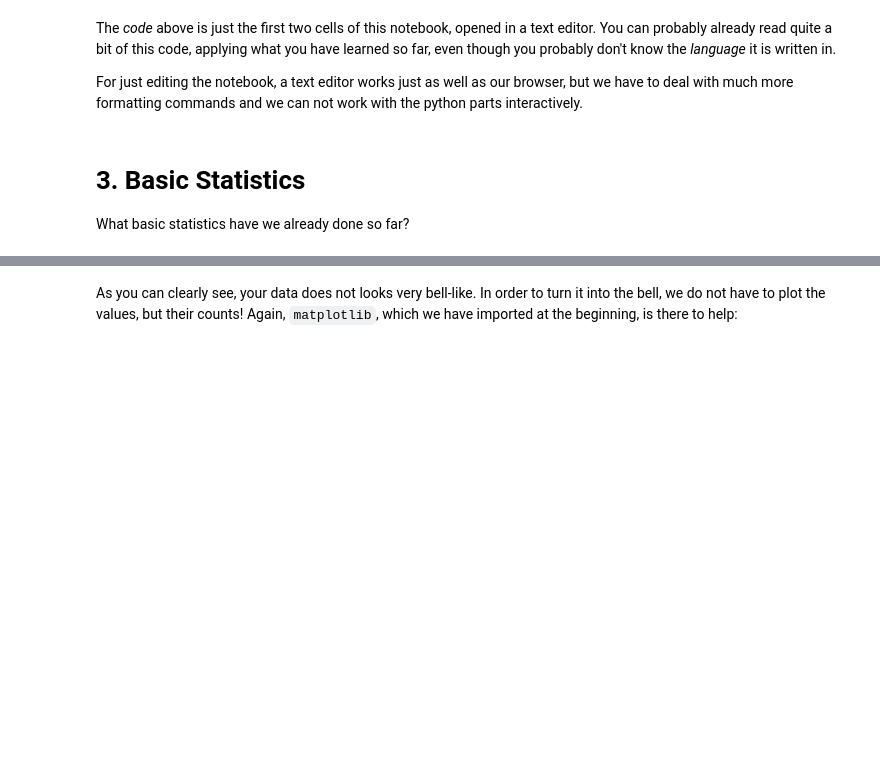
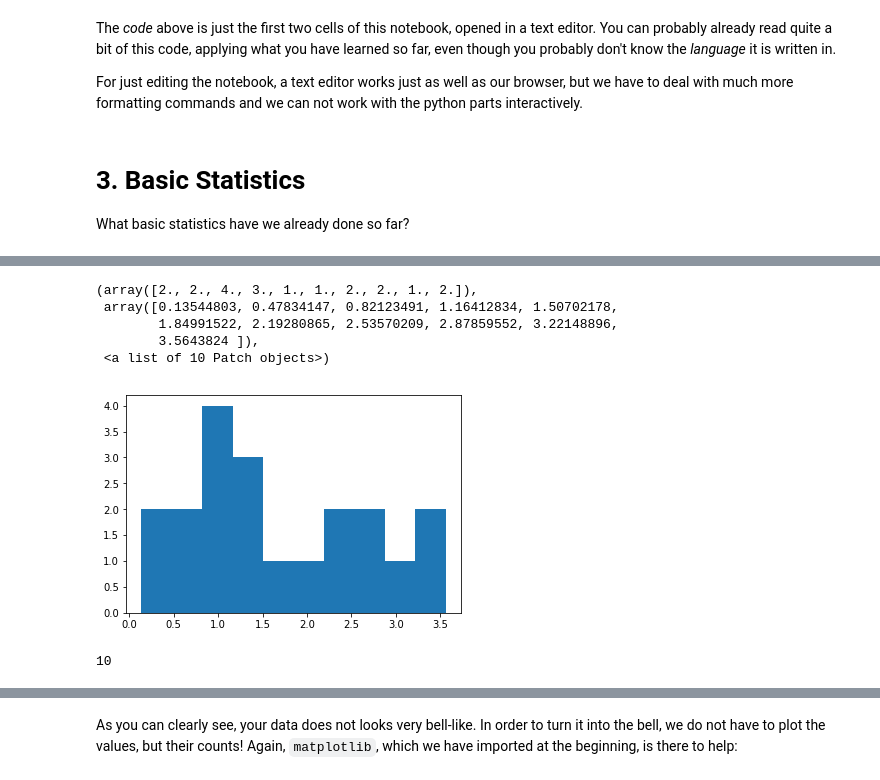
Before and after one commit to hydrogeology-graz/geopython_course, a Jupyter notebook: Lecture_5/Notebook4.ipynb, the cells around one changed output, grey strips where cells are left out. Saved outputs shown, nothing was run; the diff lists cells and outputs as text; code cells hidden in the pictures; blank space fills up the shorter version.

```diff
--- a/Lecture_5/Notebook4.ipynb
+++ b/Lecture_5/Notebook4.ipynb
@@ -98,0 +107,2 @@ print(len(values))
+# %%
+GammaData = np.random.gamma(2, 1, 20)
@@ -98,0 +190,13 @@ print(len(values))
+# %%
+plt.hist(GammaData)
+# %% [output]
+(array([2., 2., 4., 3., 1., 1., 2., 2., 1., 2.]),
+ array([0.13544803, 0.47834147, 0.82123491, 1.16412834, 1.50702178,
+        1.84991522, 2.19280865, 2.53570209, 2.87859552, 3.22148896,
+        3.5643824 ]),
+ <a list of 10 Patch objects>)
+[figure, added]
+# %%
+middle
+# %% [output]
+10
```
Also changed, not shown: parts of 57 cells of this notebook.
